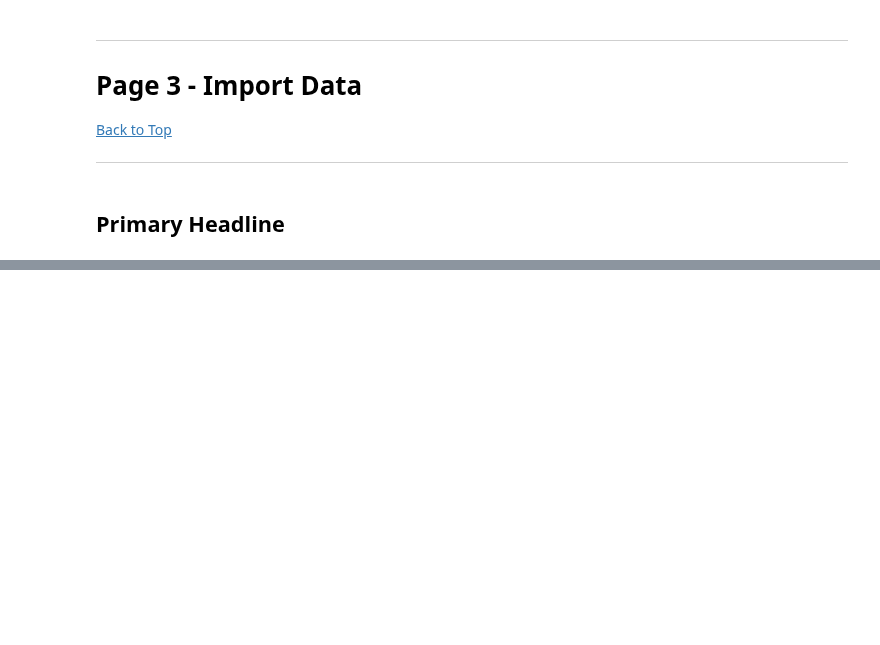
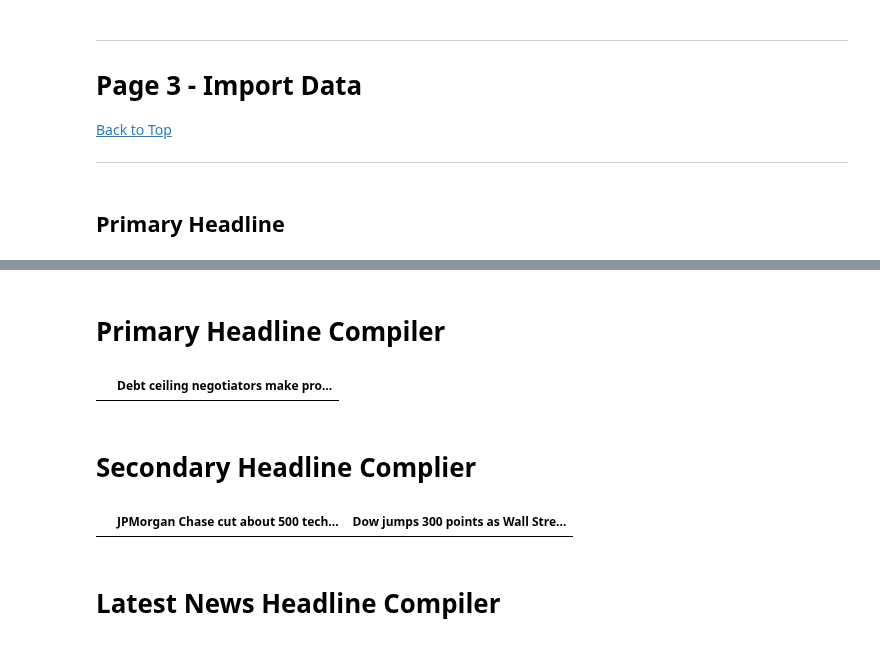
Before and after one commit to ChrisVerg/SmartInvest, a Jupyter notebook: Notebooks/SmarInvestWebScrape.ipynb, the cells around one changed output, grey strips where cells are left out. Cells and saved outputs as stored; diff of their text form; code cells hidden in the pictures; blank space fills up the shorter version.

Commit message:
Data Complier complete

```diff
--- a/Notebooks/SmarInvestWebScrape.ipynb
+++ b/Notebooks/SmarInvestWebScrape.ipynb
@@ -237,0 +157,2 @@ DeSantis campaign lines up fundraisers for White House raceSkip Navigationwatchl
+# %% [markdown]
+# Primary Headline Compiler
@@ -237,0 +212,6 @@ DeSantis campaign lines up fundraisers for White House raceSkip Navigationwatchl
+# %%
+data_test
+# %% [output]
+|  | Debt ceiling negotiators make pro... |
+# %% [markdown]
+# Secondary Headline Complier
@@ -237,0 +269,8 @@ DeSantis campaign lines up fundraisers for White House raceSkip Navigationwatchl
+# %%
+data_test1 = pd.read_csv('../Data/SecondaryHeadline_CV.csv')
+# %%
+data_test1
+# %% [output]
+|  | JPMorgan Chase cut about 500 tech... | Dow jumps 300 points as Wall Stre... |
+# %% [markdown]
+# Latest News Headline Compiler
```
Also changed, not shown: parts of 43 cells of this notebook, 6 other files.
